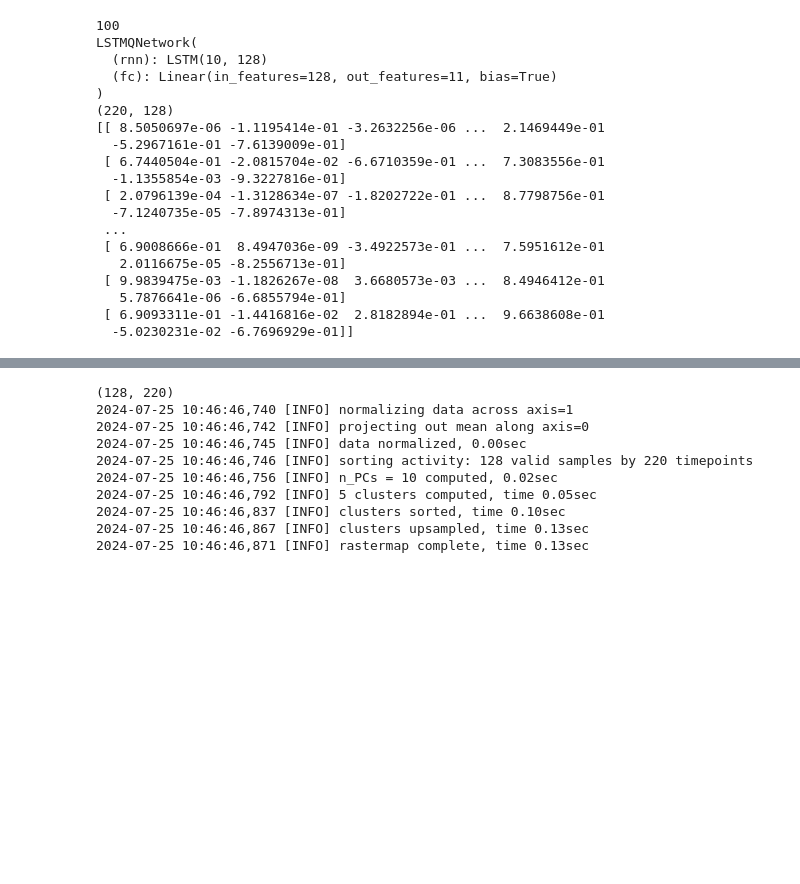
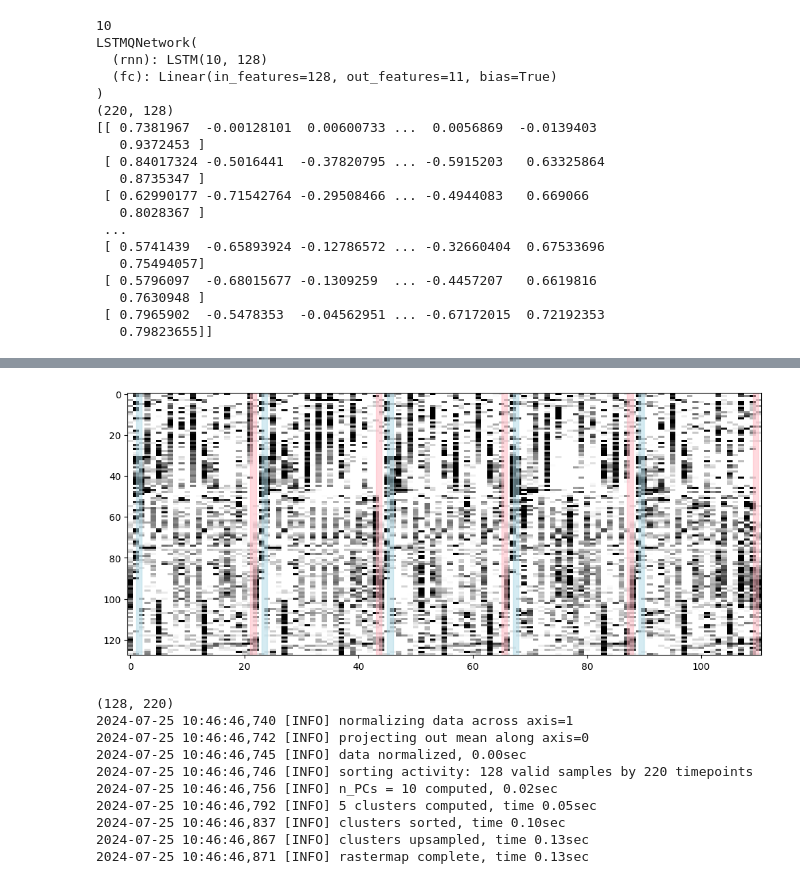
Before and after one commit to GaganaMD/NeuroFarm, a Jupyter notebook: reward_training/eval.ipynb, the cells around one changed output, grey strips where cells are left out. Cells and saved outputs as stored; diff of their text form; code cells hidden in the pictures; blank space fills up the shorter version.

Commit message:
colored plot

```diff
--- a/reward_training/eval.ipynb
+++ b/reward_training/eval.ipynb
@@ -17,7 +17,7 @@ def move_tuple_to_device(hidden_tuple, device):
 
 
 experiment = experiments[("long-seq", "cifar10-seq", "LSTM", "Rew-100")]
-#experiment = experiments[("long-seq", "cifar10-seq", "LSTM", "Rew-10")]
+experiment = experiments[("long-seq", "cifar10-seq", "LSTM", "Rew-10")]
 print(experiment['reward'])
 
 env = DelaySampleToMatchEnv(reward=experiment['reward'], n_stimuli=experiment['action_size'] - 1)
@@ -80,22 +80,72 @@ hids = np.array(hids).squeeze(1).squeeze(1)
 print(hids.shape)
 print(hids)
 # %% [output]
-100
+10
 LSTMQNetwork(
   (rnn): LSTM(10, 128)
   (fc): Linear(in_features=128, out_features=11, bias=True)
 )
 (220, 128)
-[[ 8.5050697e-06 -1.1195414e-01 -3.2632256e-06 ...  2.1469449e-01
-  -5.2967161e-01 -7.6139009e-01]
- [ 6.7440504e-01 -2.0815704e-02 -6.6710359e-01 ...  7.3083556e-01
-  -1.1355854e-03 -9.3227816e-01]
- [ 2.0796139e-04 -1.3128634e-07 -1.8202722e-01 ...  8.7798756e-01
-  -7.1240735e-05 -7.8974313e-01]
+[[ 0.7381967  -0.00128101  0.00600733 ...  0.0056869  -0.0139403
+   0.9372453 ]
+ [ 0.84017324 -0.5016441  -0.37820795 ... -0.5915203   0.63325864
+   0.8735347 ]
+ [ 0.62990177 -0.71542764 -0.29508466 ... -0.4944083   0.669066
+   0.8028367 ]
  ...
- [ 6.9008666e-01  8.4947036e-09 -3.4922573e-01 ...  7.5951612e-01
-   2.0116675e-05 -8.2556713e-01]
- [ 9.9839475e-03 -1.1826267e-08  3.6680573e-03 ...  8.4946412e-01
-   5.7876641e-06 -6.6855794e-01]
- [ 6.9093311e-01 -1.4416816e-02  2.8182894e-01 ...  9.6638608e-01
-  -5.0230231e-02 -6.7696929e-01]]
+ [ 0.5741439  -0.65893924 -0.12786572 ... -0.32660404  0.67533696
+   0.75494057]
+ [ 0.5796097  -0.68015677 -0.1309259  ... -0.4457207   0.6619816
+   0.7630948 ]
+ [ 0.7965902  -0.5478353  -0.04562951 ... -0.67172015  0.72192353
+   0.79823655]]
+# %%
+import numpy as np
+import matplotlib.pyplot as plt
+from rastermap import Rastermap, utils
+from scipy.stats import zscore
+
+# Assuming 'hids' is predefined and loaded
+spks = hids.T
+print(spks.shape)
+spks = zscore(spks, axis=1)
+spks = spks[:, :111]
+
+# Fit rastermap
+model = Rastermap(n_PCs=10, n_clusters=5,
+                  locality=0.75, time_lag_window=5).fit(spks, compute_X_embedding=True)
+y = model.embedding # neurons x 1
+isort = model.isort
+
+# Visualize binning over neurons
+X_embedding = model.X_embedding
+
+# Define vertical span ranges and colors
+vertical_spans = []
+for i in range(1, 110, 22):
+    vertical_spans.append((i, i+1, 'lightblue'))
+    vertical_spans.append((i+20, i+21, 'lightpink'))
+
+# Define horizontal span ranges and colors
+horizontal_spans = [(0, 23, 'lightblue'),
+                    (24, 53, 'lightpink'),
+                    (54, 66, 'lightblue'),
+                    (67, 108, 'lightpink'),
+                    (109, 128, 'lightblue')]
+
+
+# Plot
+fig = plt.figure(figsize=(12, 5))
+ax = fig.add_subplot(111)
+ax.imshow(X_embedding, vmin=0, vmax=1.5, cmap="gray_r", aspect="auto")
+
+# Add vertical spans
+for start, end, color in vertical_spans:
+    ax.axvspan(start, end, color=color, alpha=0.5)
+
+#Add horizontal spans
+# for start, end, color in horizontal_spans:
+#     ax.axhspan(start, end, color=color, alpha=0.5)
+
+plt.show()
+# %% [output]
@@ -102,3 +162,4 @@ LSTMQNetwork(
+[figure, added]
 # %%
 import numpy as np
 import matplotlib.pyplot as plt
```
Also changed, not shown: parts of 1 cell of this notebook.
